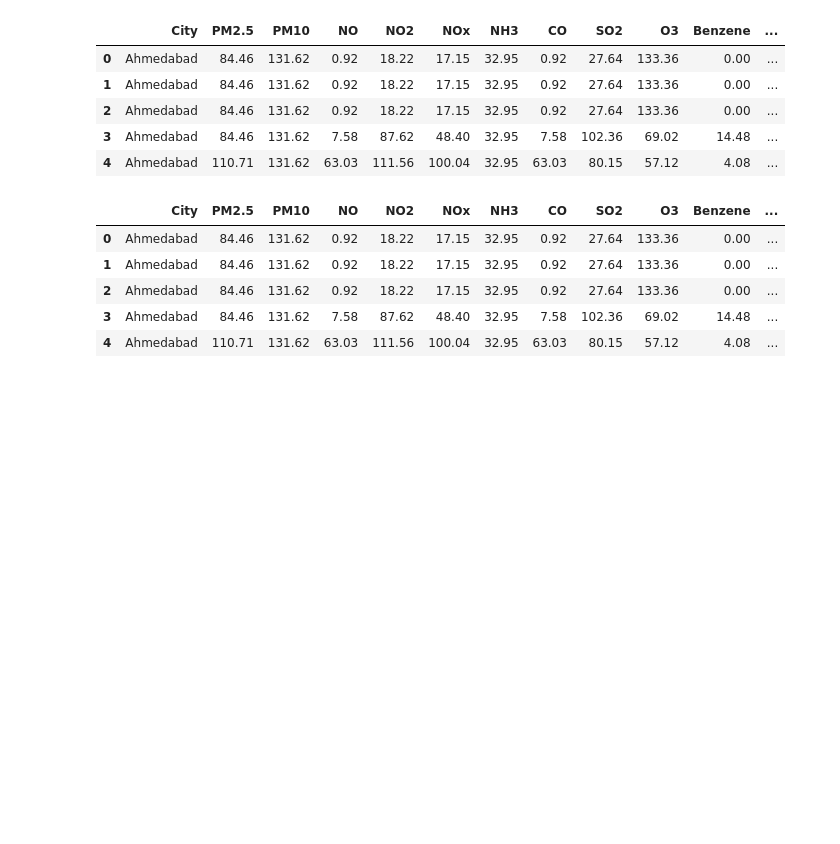
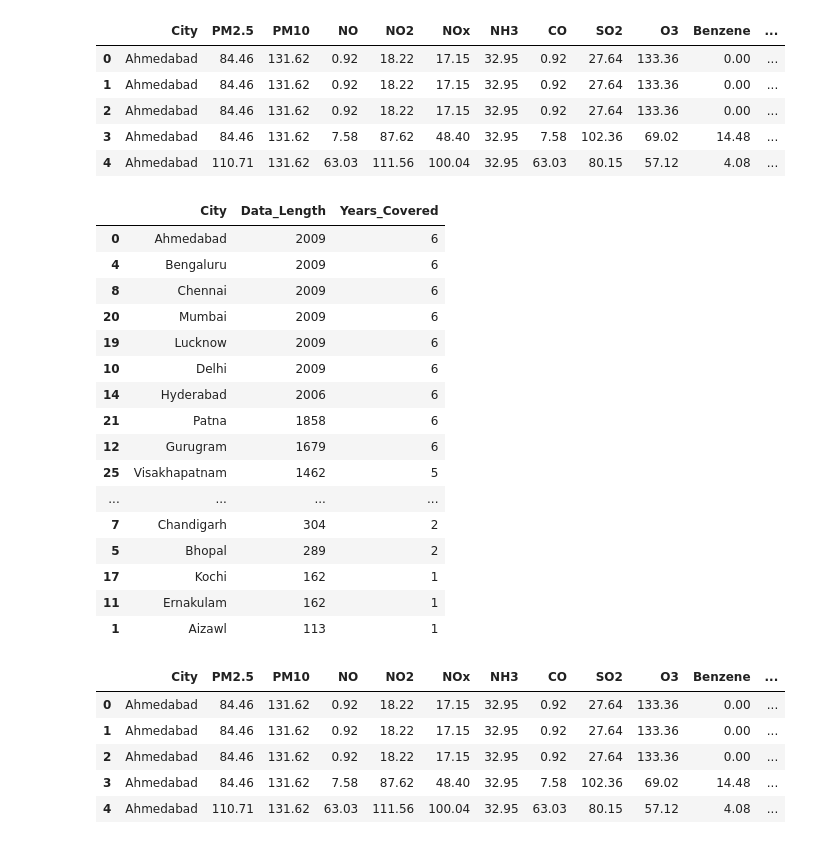
Before and after one commit to Medynal/Pollution, a Jupyter notebook: pollution_model.ipynb, the cells around one changed output. Cells and saved outputs as stored; diff of their text form; code cells hidden in the pictures; blank space fills up the shorter version.

```diff
--- a/pollution_model.ipynb
+++ b/pollution_model.ipynb
@@ -24,7 +24,7 @@ from sklearn.ensemble import RandomForestRegressor, RandomForestClassifier
 from sklearn.metrics import mean_absolute_error, r2_score, accuracy_score, classification_report, confusion_matrix, mean_squared_error
 import joblib
 # %%
-cpollution_df = pd.read_csv('/content/Pollution/cleaned_pollution_dataset (1).csv', parse_dates=['Date']).drop(['Month name', 'Date'], axis= 1)
+cpollution_df = pd.read_csv('/content/Pollution/cleaned_pollution_dataset.csv', parse_dates=['Date']).drop(['Month name', 'Date'], axis= 1)
 cpollution_df.head()
 # %% [output]
 |  | City | PM2.5 | PM10 | NO | NO2 | NOx | NH3 | CO | SO2 | O3 | Benzene | ... |
@@ -33,6 +33,48 @@ cpollution_df.head()
 | 2 | Ahmedabad | 84.46 | 131.62 | 0.92 | 18.22 | 17.15 | 32.95 | 0.92 | 27.64 | 133.36 | 0.00 | ... |
 | 3 | Ahmedabad | 84.46 | 131.62 | 7.58 | 87.62 | 48.40 | 32.95 | 7.58 | 102.36 | 69.02 | 14.48 | ... |
 | 4 | Ahmedabad | 110.71 | 131.62 | 63.03 | 111.56 | 100.04 | 32.95 | 63.03 | 80.15 | 57.12 | 4.08 | ... |
+# %%
+# Check observations from each City
+
+cities = cpollution_df['City'].unique()
+
+city_list = []
+data_length = []
+years_covered = []
+
+for city in cities:
+    city_data = cpollution_df[cpollution_df['City'] == city]
+
+    city_list.append(city)
+    data_length.append(len(city_data))
+    years_covered.append(city_data['year'].nunique())
+
+overview_df = pd.DataFrame({
+    "City": city_list,
+    "Data_Length": data_length,
+    "Years_Covered": years_covered})
+
+overview_df = overview_df.sort_values("Data_Length", ascending=False)
+
+overview_df
+# %% [output]
+|  | City | Data_Length | Years_Covered |
+| 0 | Ahmedabad | 2009 | 6 |
+| 4 | Bengaluru | 2009 | 6 |
+| 8 | Chennai | 2009 | 6 |
+| 20 | Mumbai | 2009 | 6 |
+| 19 | Lucknow | 2009 | 6 |
+| 10 | Delhi | 2009 | 6 |
+| 14 | Hyderabad | 2006 | 6 |
+| 21 | Patna | 1858 | 6 |
+| 12 | Gurugram | 1679 | 6 |
+| 25 | Visakhapatnam | 1462 | 5 |
+| ... | ... | ... | ... |
+| 7 | Chandigarh | 304 | 2 |
+| 5 | Bhopal | 289 | 2 |
+| 17 | Kochi | 162 | 1 |
+| 11 | Ernakulam | 162 | 1 |
+| 1 | Aizawl | 113 | 1 |
 # %%
 #encoding AQI bucket
 bucket_encoder = LabelEncoder()
```
